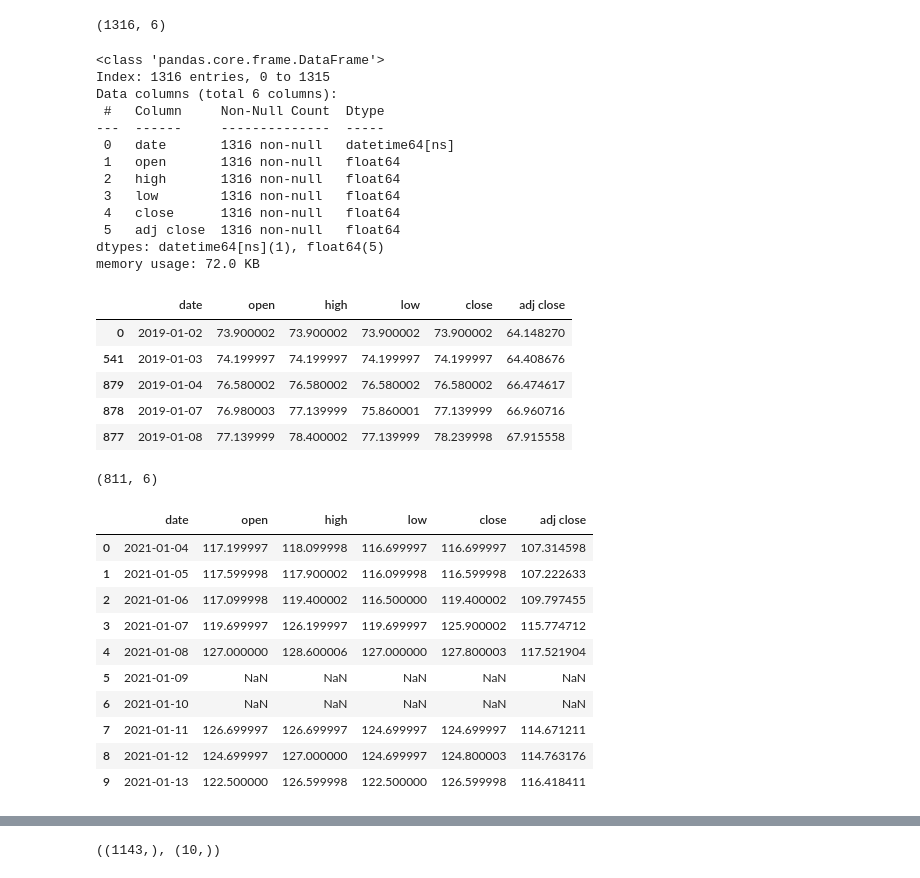
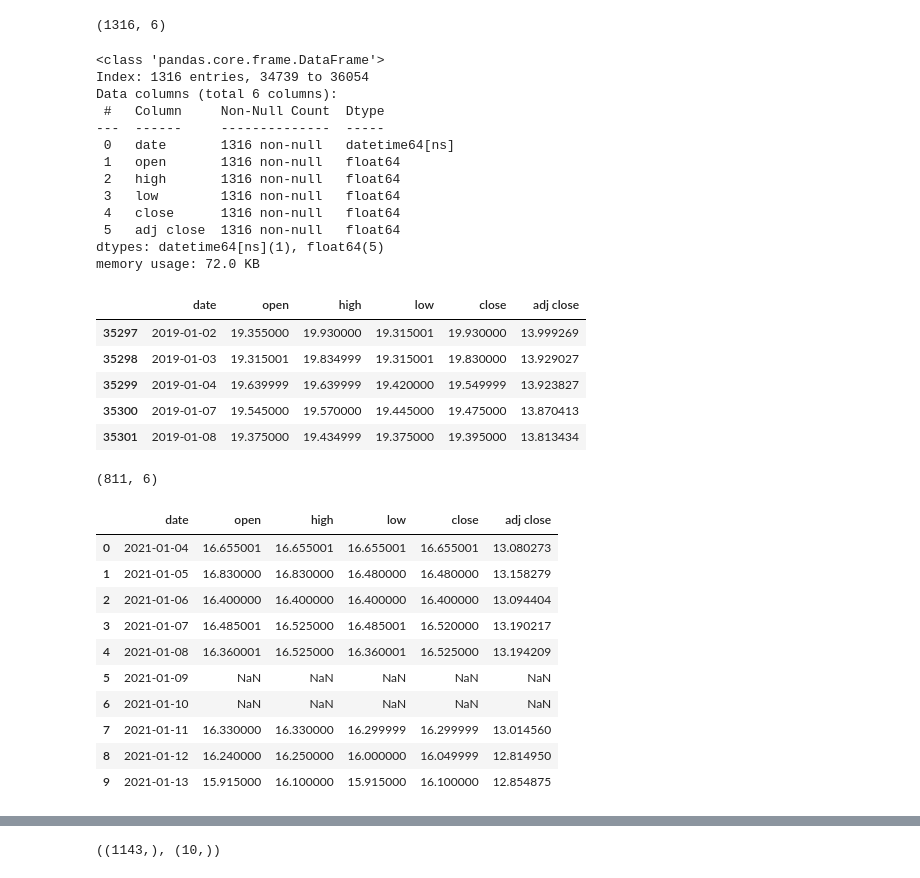
Before and after one commit to javicastano77/IBEX-35-Analysis, a Jupyter notebook: Model/29_red model.ipynb, the cells around one changed output, grey strips where cells are left out. Cells and saved outputs as stored; diff of their text form; code cells hidden in the pictures.

```diff
--- a/Model/29_red model.ipynb
+++ b/Model/29_red model.ipynb
@@ -40,12 +40,12 @@ acciona.shape
 # %%
 # Paso 4: Modificar el formato de columna 'date' (format: object ===> datatime)
 
-acciona['date'] = pd.to_datetime(acciona['date'], format="%Y-%m-%d")
+red['date'] = pd.to_datetime(red['date'], format="%Y-%m-%d")
 
-acciona.info()
+red.info()
 # %% [output]
 <class 'pandas.core.frame.DataFrame'>
-Index: 1316 entries, 0 to 1315
+Index: 1316 entries, 34739 to 36054
 Data columns (total 6 columns):
  #   Column     Non-Null Count  Dtype
 ---  ------     --------------  -----
@@ -60,16 +60,16 @@ memory usage: 72.0 KB
 # %%
 # Paso 5: Ordenar el DF por fecha
 
-acciona.sort_values(by='date',ascending= True, inplace=True)
+red.sort_values(by='date',ascending= True, inplace=True)
 
-acciona.head()
+red.head()
 # %% [output]
 |  | date | open | high | low | close | adj close |
-| 0 | 2019-01-02 | 73.900002 | 73.900002 | 73.900002 | 73.900002 | 64.148270 |
-| 541 | 2019-01-03 | 74.199997 | 74.199997 | 74.199997 | 74.199997 | 64.408676 |
-| 879 | 2019-01-04 | 76.580002 | 76.580002 | 76.580002 | 76.580002 | 66.474617 |
-| 878 | 2019-01-07 | 76.980003 | 77.139999 | 75.860001 | 77.139999 | 66.960716 |
-| 877 | 2019-01-08 | 77.139999 | 78.400002 | 77.139999 | 78.239998 | 67.915558 |
+| 35297 | 2019-01-02 | 19.355000 | 19.930000 | 19.315001 | 19.930000 | 13.999269 |
+| 35298 | 2019-01-03 | 19.315001 | 19.834999 | 19.315001 | 19.830000 | 13.929027 |
+| 35299 | 2019-01-04 | 19.639999 | 19.639999 | 19.420000 | 19.549999 | 13.923827 |
+| 35300 | 2019-01-07 | 19.545000 | 19.570000 | 19.445000 | 19.475000 | 13.870413 |
+| 35301 | 2019-01-08 | 19.375000 | 19.434999 | 19.375000 | 19.395000 | 13.813434 |
 # %%
 # Paso 6: Filtrar nuevamente para eliminar efecto COVID del análisis (previo a 2021)
 
@@ -78,11 +78,11 @@ acciona.head()
 fecha_inicio = '2021-01-01'
 fecha_fin = '2024-03-01'
 
-acciona = acciona[(acciona['date'] >= fecha_inicio) & (acciona['date'] <= fecha_fin)]
+red = red[(red['date'] >= fecha_inicio) & (red['date'] <= fecha_fin)]
 
 # Comprobar si se ha aplicado correctamente
 
-acciona.shape
+red.shape
 # %% [output]
 (811, 6)
 # %%
@@ -90,31 +90,31 @@ acciona.shape
 
 # Rango de fechas desde '2021-01-01' a '2024-03-01'
 
-date_range = pd.date_range(start=acciona['date'].min(), end=acciona['date'].max(), freq='D')
+date_range = pd.date_range(start=red['date'].min(), end=red['date'].max(), freq='D')
 
 # Reindexa el DF con el nuevo rango de fechas
 
-acciona = acciona.set_index('date').reindex(date_range).reset_index()
+red = red.set_index('date').reindex(date_range).reset_index()
 
 # Volver a modificar el nombre de columna 'date'
 
-acciona = acciona.rename(columns={'index': 'date'})
+red = red.rename(columns={'index': 'date'})
 # %%
 # Paso 8: Comprobar que ha introducido la fechas ausentes en el DF original
 
-acciona.head(10)
+red.head(10)
 # %% [output]
 |  | date | open | high | low | close | adj close |
-| 0 | 2021-01-04 | 117.199997 | 118.099998 | 116.699997 | 116.699997 | 107.314598 |
-| 1 | 2021-01-05 | 117.599998 | 117.900002 | 116.099998 | 116.599998 | 107.222633 |
-| 2 | 2021-01-06 | 117.099998 | 119.400002 | 116.500000 | 119.400002 | 109.797455 |
-| 3 | 2021-01-07 | 119.699997 | 126.199997 | 119.699997 | 125.900002 | 115.774712 |
-| 4 | 2021-01-08 | 127.000000 | 128.600006 | 127.000000 | 127.800003 | 117.521904 |
+| 0 | 2021-01-04 | 16.655001 | 16.655001 | 16.655001 | 16.655001 | 13.080273 |
+| 1 | 2021-01-05 | 16.830000 | 16.830000 | 16.480000 | 16.480000 | 13.158279 |
+| 2 | 2021-01-06 | 16.400000 | 16.400000 | 16.400000 | 16.400000 | 13.094404 |
+| 3 | 2021-01-07 | 16.485001 | 16.525000 | 16.485001 | 16.520000 | 13.190217 |
+| 4 | 2021-01-08 | 16.360001 | 16.525000 | 16.360001 | 16.525000 | 13.194209 |
 | 5 | 2021-01-09 | NaN | NaN | NaN | NaN | NaN |
 | 6 | 2021-01-10 | NaN | NaN | NaN | NaN | NaN |
-| 7 | 2021-01-11 | 126.699997 | 126.699997 | 124.699997 | 124.699997 | 114.671211 |
-| 8 | 2021-01-12 | 124.699997 | 127.000000 | 124.699997 | 124.800003 | 114.763176 |
-| 9 | 2021-01-13 | 122.500000 | 126.599998 | 122.500000 | 126.599998 | 116.418411 |
+| 7 | 2021-01-11 | 16.330000 | 16.330000 | 16.299999 | 16.299999 | 13.014560 |
+| 8 | 2021-01-12 | 16.240000 | 16.250000 | 16.000000 | 16.049999 | 12.814950 |
+| 9 | 2021-01-13 | 15.915000 | 16.100000 | 15.915000 | 16.100000 | 12.854875 |
 # %%
 # Paso 9: Rellenar valores nulos con el anterior valor de la columna(viernes o previo a festivo)
 
```
Also changed, not shown: parts of 12 cells of this notebook.
